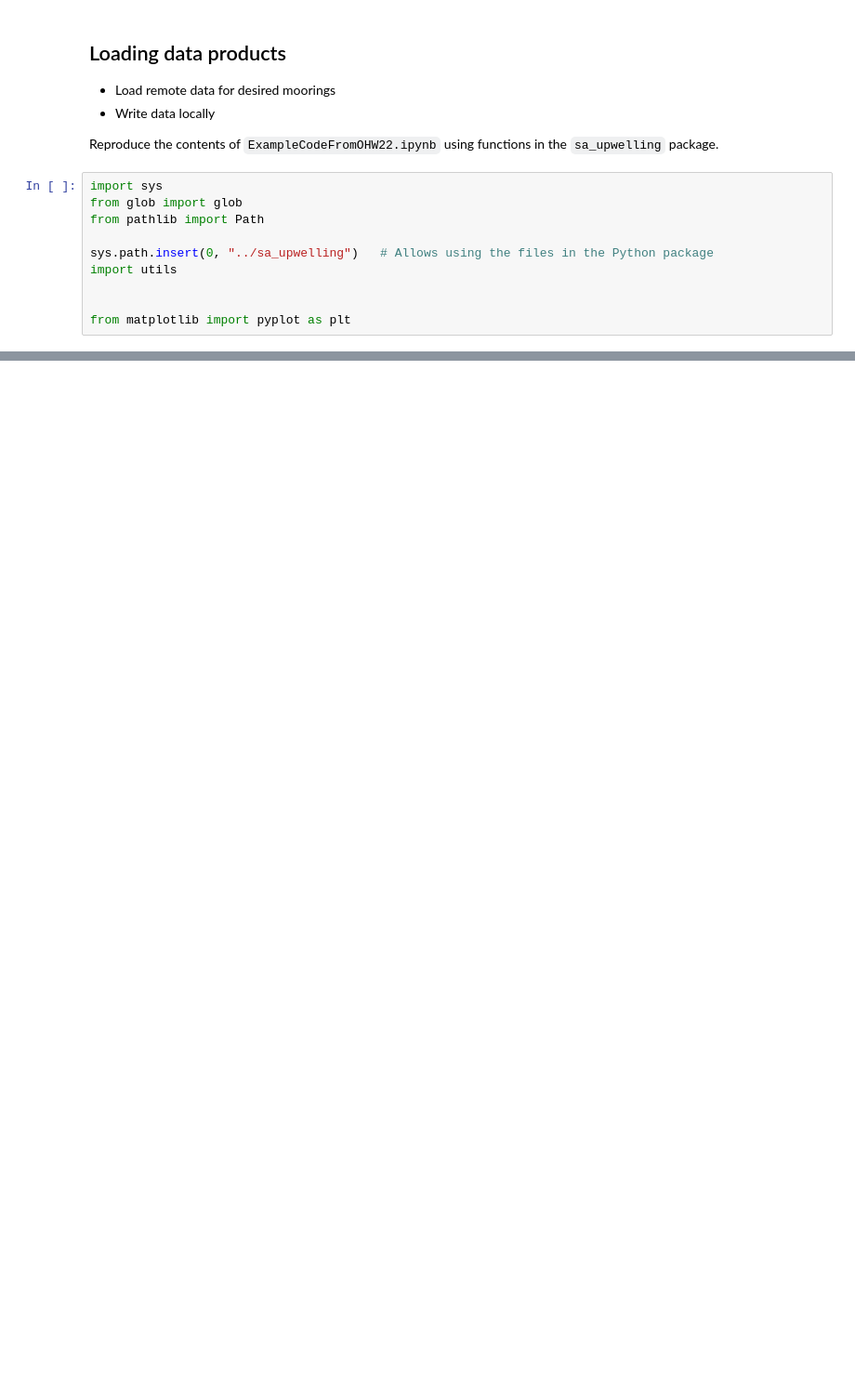
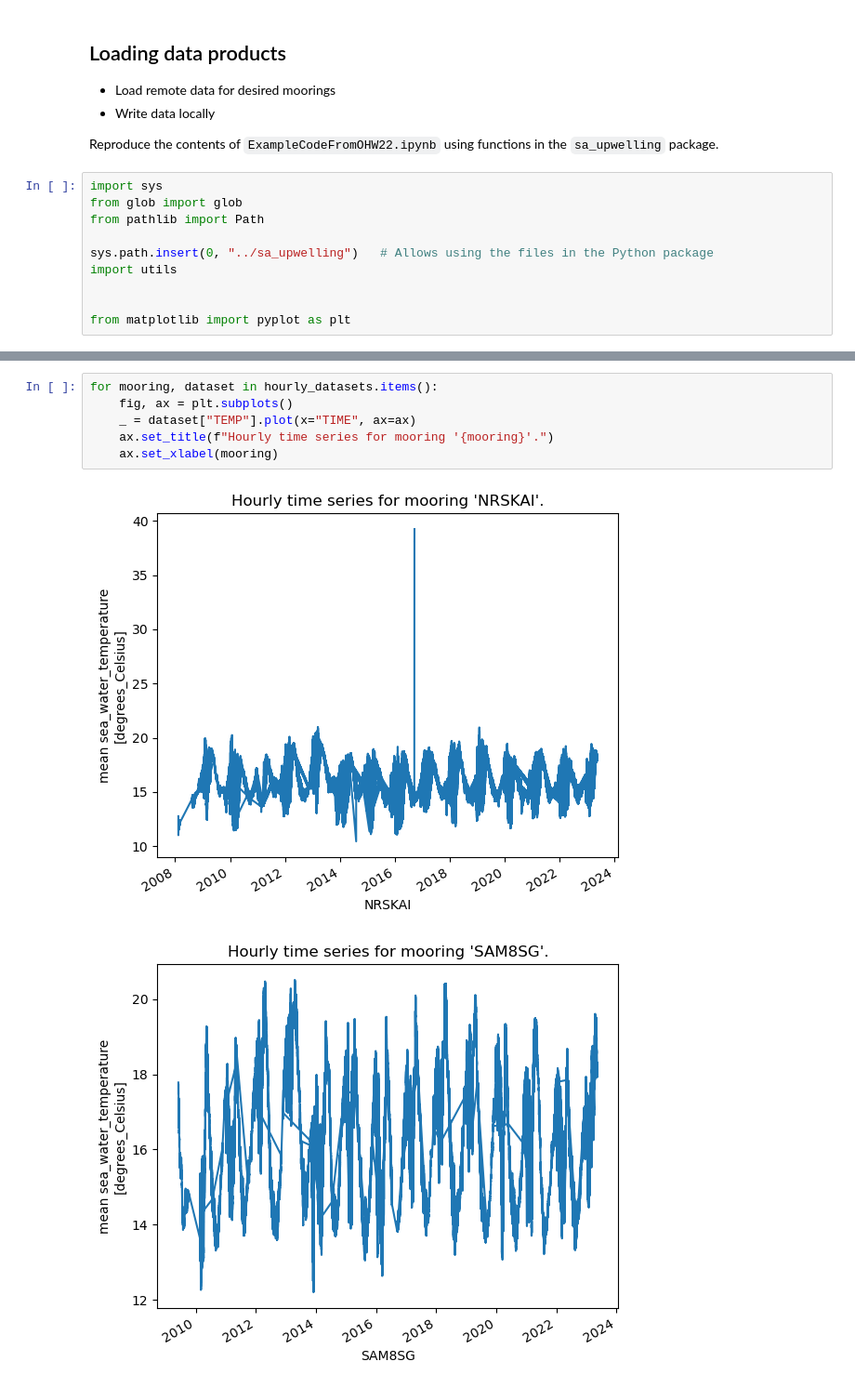
Before and after one commit to oceanhackweek/ohw23_proj_SAupwelling, a Jupyter notebook: Notebooks/loading_data_products.ipynb, the cells around one changed output, grey strips where cells are left out. Shown at 93% size. Cells and saved outputs as stored; diff of their text form; blank space fills up the shorter version.

```diff
--- a/Notebooks/loading_data_products.ipynb
+++ b/Notebooks/loading_data_products.ipynb
@@ -47,0 +81,9 @@ Loading local hourly-timeseries data for mooring 'SAM7DS'.
+# %%
+for mooring, dataset in hourly_datasets.items():
+    fig, ax = plt.subplots()
+    _ = dataset["TEMP"].plot(x="TIME", ax=ax)
+    ax.set_title(f"Hourly time series for mooring '{mooring}'.")
+    ax.set_xlabel(mooring)
+# %% [output]
+[figure, added]
+[figure, added]
```
Also changed, not shown: parts of 13 cells of this notebook, 1 other file.
